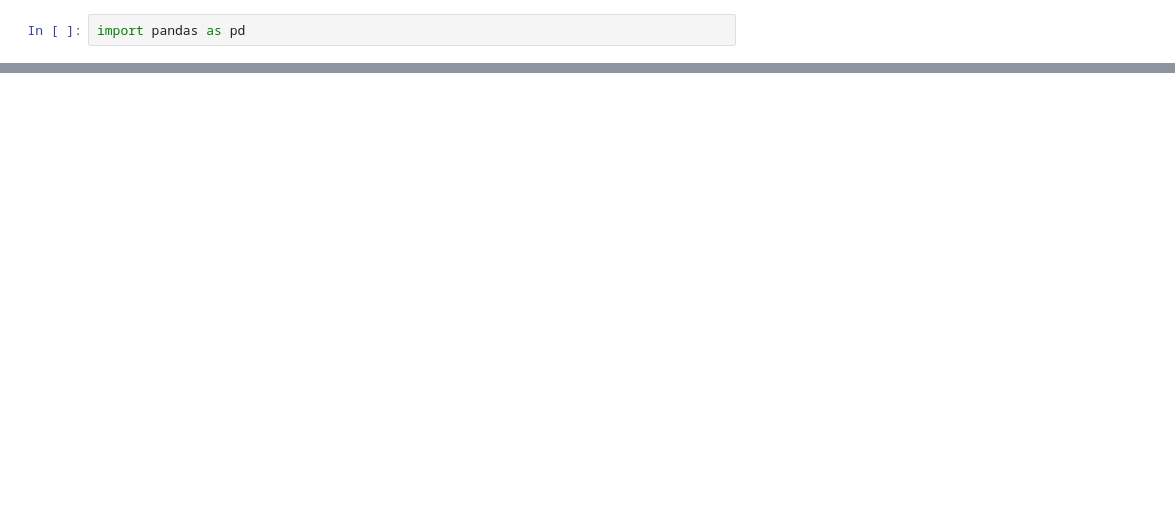
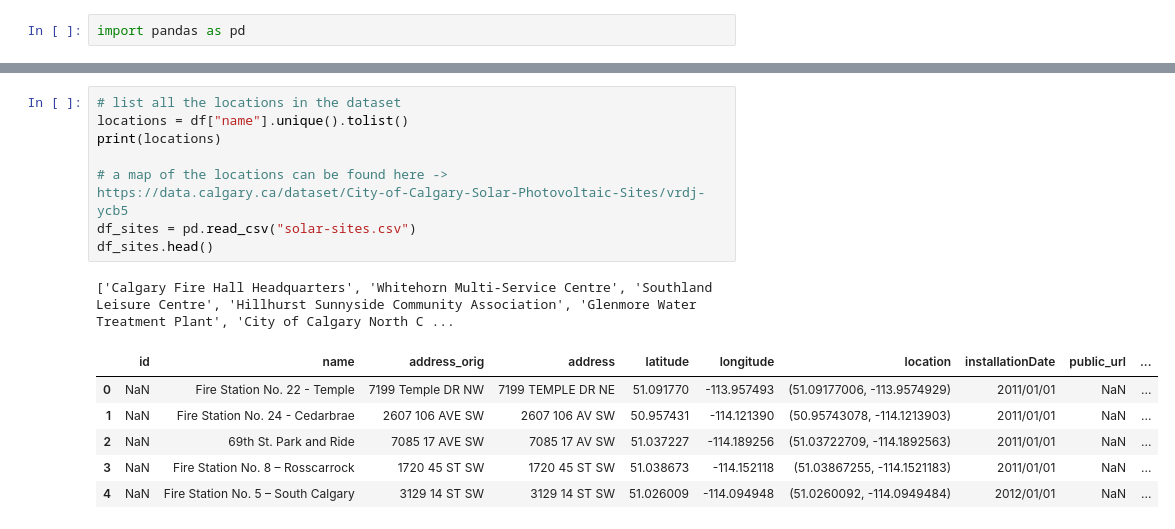
Before and after one commit to LeonardPuettmann/calgary-solar-prediction, a Jupyter notebook: solar.ipynb, the cells around one changed output, grey strips where cells are left out. Drawn from its saved outputs; the diff is of its cells as text; blank space fills up the shorter version.

```diff
--- a/solar.ipynb
+++ b/solar.ipynb
@@ -34,0 +36,16 @@ df.head()
+# %%
+# list all the locations in the dataset
+locations = df["name"].unique().tolist()
+print(locations)
+
+# a map of the locations can be found here -> https://data.calgary.ca/dataset/City-of-Calgary-Solar-Photovoltaic-Sites/vrdj-ycb5
+df_sites = pd.read_csv("solar-sites.csv")
+df_sites.head()
+# %% [output]
+['Calgary Fire Hall Headquarters', 'Whitehorn Multi-Service Centre', 'Southland Leisure Centre', 'Hillhurst Sunnyside Community Association', 'Glenmore Water Treatment Plant', 'City of Calgary North C ...
+|  | id | name | address_orig | address | latitude | longitude | location | installationDate | public_url | ... |
+| 0 | NaN | Fire Station No. 22 - Temple | 7199 Temple DR NW | 7199 TEMPLE DR NE | 51.091770 | -113.957493 | (51.09177006, -113.9574929) | 2011/01/01 | NaN | ... |
+| 1 | NaN | Fire Station No. 24 - Cedarbrae | 2607 106 AVE SW | 2607 106 AV SW | 50.957431 | -114.121390 | (50.95743078, -114.1213903) | 2011/01/01 | NaN | ... |
+| 2 | NaN | 69th St. Park and Ride | 7085 17 AVE SW | 7085 17 AV SW | 51.037227 | -114.189256 | (51.03722709, -114.1892563) | 2011/01/01 | NaN | ... |
+| 3 | NaN | Fire Station No. 8 – Rosscarrock | 1720 45 ST SW | 1720 45 ST SW | 51.038673 | -114.152118 | (51.03867255, -114.1521183) | 2011/01/01 | NaN | ... |
+| 4 | NaN | Fire Station No. 5 – South Calgary | 3129 14 ST SW | 3129 14 ST SW | 51.026009 | -114.094948 | (51.0260092, -114.0949484) | 2012/01/01 | NaN | ... |
```
Also changed, not shown: parts of 8 cells of this notebook, 5 other files.
